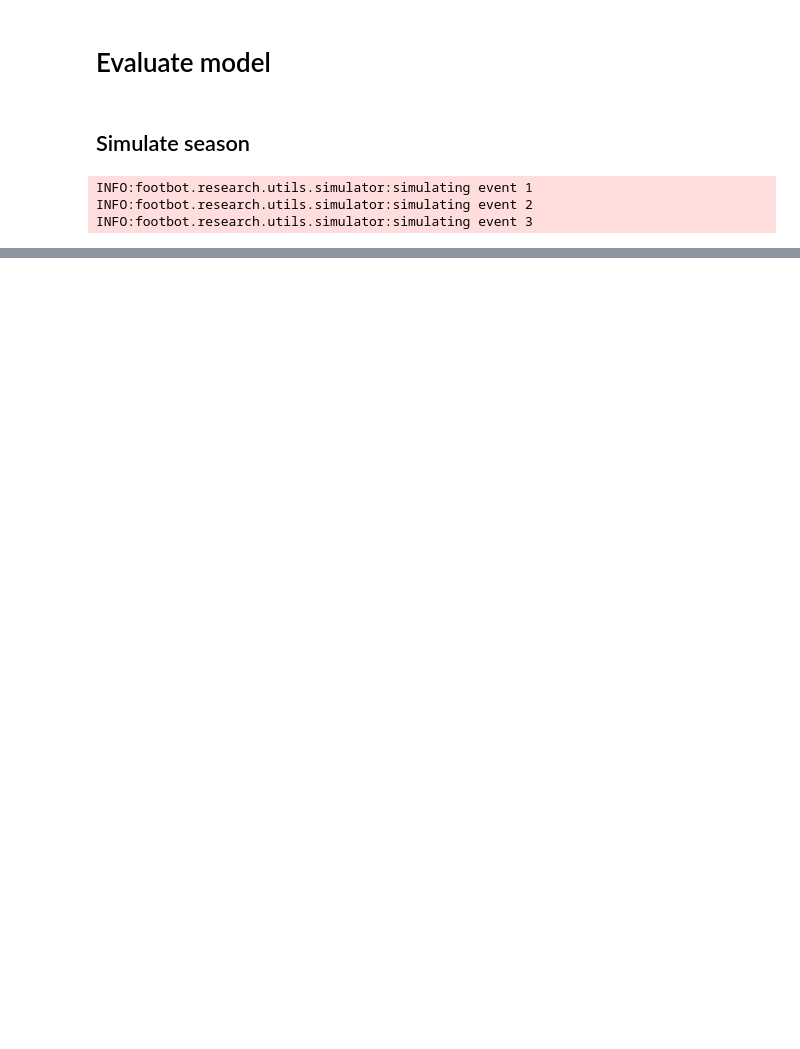
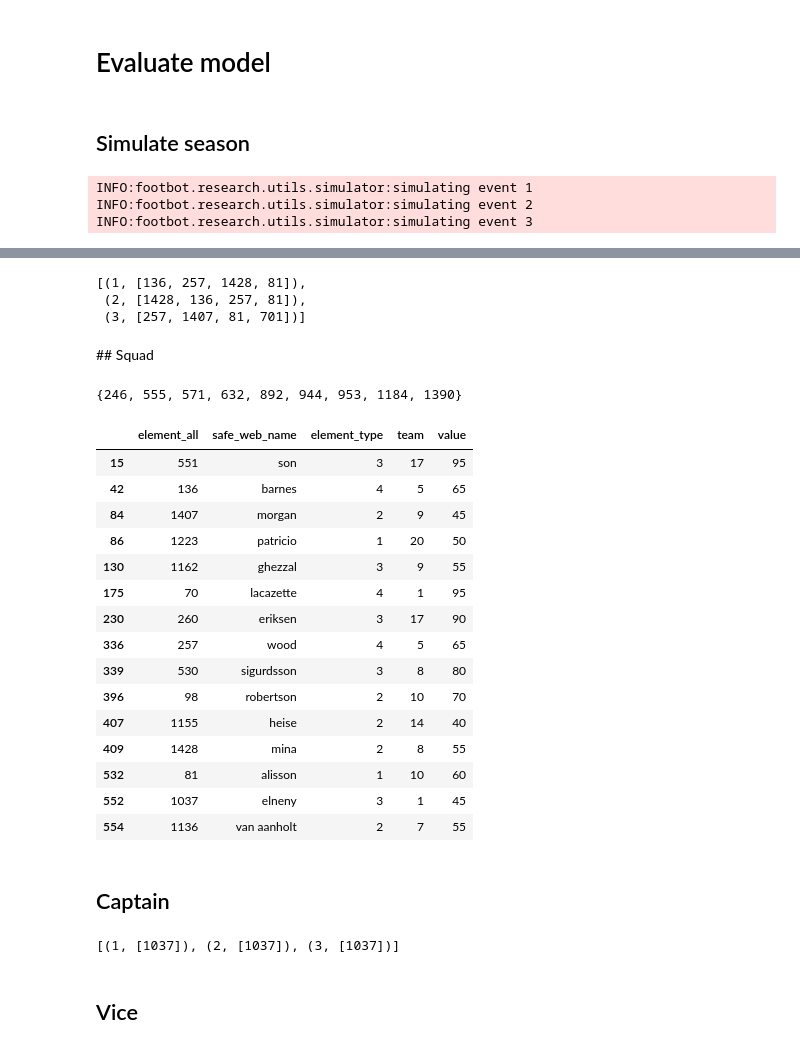
Before and after one commit to thomas-woodruff/footbot, a Jupyter notebook: footbot/research/01.01 Testing framework - Benchmark model.ipynb, the cells around one changed output, grey strips where cells are left out. Cells and saved outputs as stored; diff of their text form; code cells hidden in the pictures; blank space fills up the shorter version.

```diff
--- a/footbot/research/01.01 Testing framework - Benchmark model.ipynb
+++ b/footbot/research/01.01 Testing framework - Benchmark model.ipynb
@@ -459,9 +457,9 @@ season = '1920'
 events = [1, 2, 3]#list(range(1, 30)) + list(range(39, 48))
 # %%
 simulation_results_arr = simulate_events(
-    season,
-    events,
-    get_predictions_df,
+    season=season,
+    events=events,
+    get_predictions_df=get_predictions_df,
     events_to_look_ahead=0,
     first_team_factor=0.9,
     bench_factor=0.1,
@@ -469,6 +467,10 @@ simulation_results_arr = simulate_events(
     vice_factor=0.1,
     transfer_penalty=0,
     transfer_limit=1,
+    wildcard_events=[],
+    free_hit_events=[],
+    triple_captain_events=[],
+    bench_boost_events=[],
     dataset='research',
     table=f'benchmark_model_{season}',
     save_new_predictions=False,
@@ -484,0 +543,8 @@ sum(i['event_points'] for i in simulation_results_arr)
+# %%
+[(i['event'], i['bench']) for i in simulation_results_arr]
+# %% [output]
+[(1, [136, 257, 1428, 81]),
+ (2, [1428, 136, 257, 81]),
+ (3, [257, 1407, 81, 701])]
+# %% [markdown]
+## Squad
@@ -484,0 +553,35 @@ sum(i['event_points'] for i in simulation_results_arr)
+# %%
+chosen_squad = set(simulation_results_arr[0]['first_team'] + simulation_results_arr[0]['bench'])
+# %%
+test_squad - chosen_squad
+# %% [output]
+{246, 555, 571, 632, 892, 944, 953, 1184, 1390}
+# %%
+elements_df = simulation_results_arr[0]['elements_df'].copy()
+
+elements_df[elements_df['element_all'].isin(chosen_squad)]
+# %% [output]
+|  | element_all | safe_web_name | element_type | team | value |
+| 15 | 551 | son | 3 | 17 | 95 |
+| 42 | 136 | barnes | 4 | 5 | 65 |
+| 84 | 1407 | morgan | 2 | 9 | 45 |
+| 86 | 1223 | patricio | 1 | 20 | 50 |
+| 130 | 1162 | ghezzal | 3 | 9 | 55 |
+| 175 | 70 | lacazette | 4 | 1 | 95 |
+| 230 | 260 | eriksen | 3 | 17 | 90 |
+| 336 | 257 | wood | 4 | 5 | 65 |
+| 339 | 530 | sigurdsson | 3 | 8 | 80 |
+| 396 | 98 | robertson | 2 | 10 | 70 |
+| 407 | 1155 | heise | 2 | 14 | 40 |
+| 409 | 1428 | mina | 2 | 8 | 55 |
+| 532 | 81 | alisson | 1 | 10 | 60 |
+| 552 | 1037 | elneny | 3 | 1 | 45 |
+| 554 | 1136 | van aanholt | 2 | 7 | 55 |
+# %% [markdown]
+## Captain
+# %%
+[(i['event'], i['captain']) for i in simulation_results_arr]
+# %% [output]
+[(1, [1037]), (2, [1037]), (3, [1037])]
+# %% [markdown]
+## Vice
```
Also changed, not shown: parts of 14 cells of this notebook.
